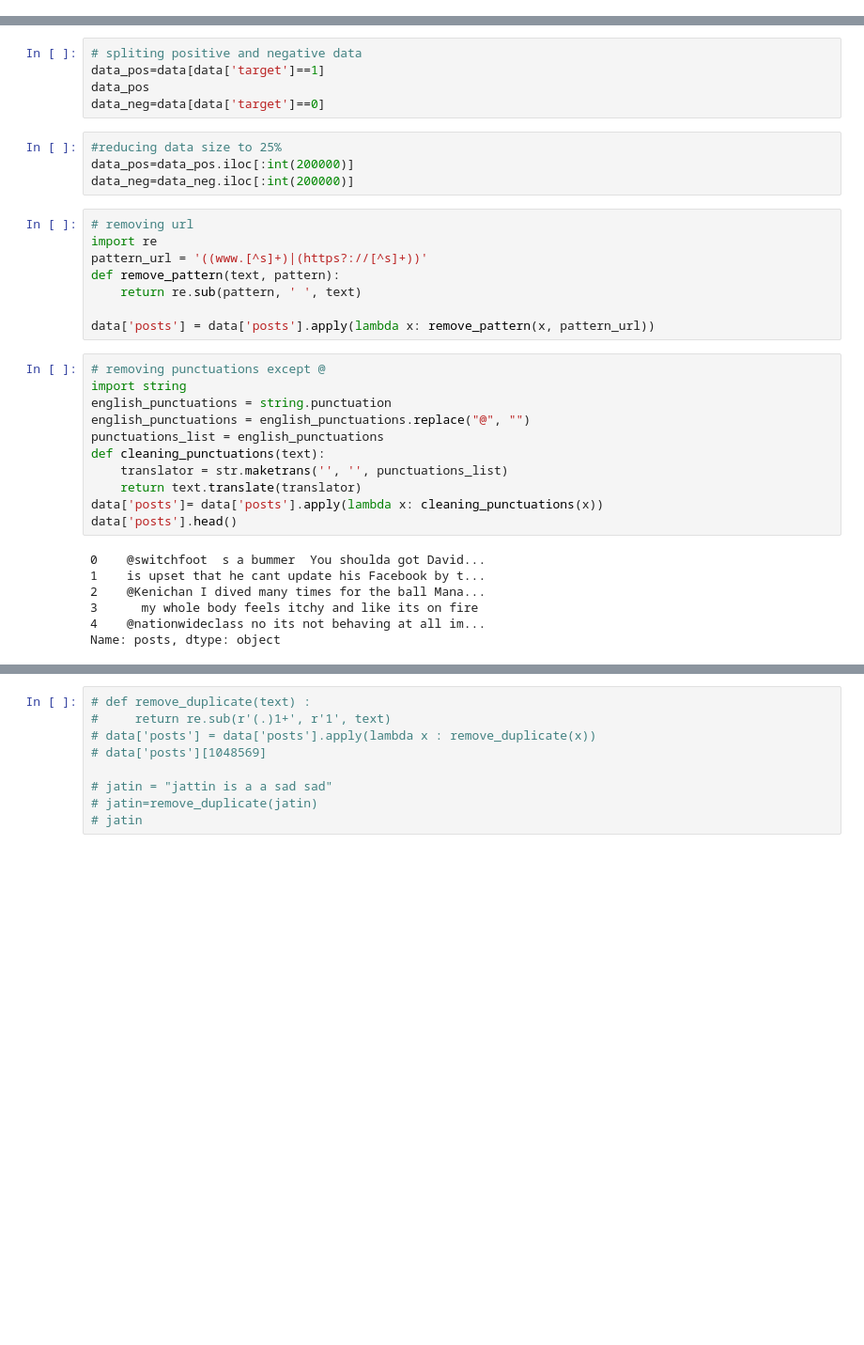
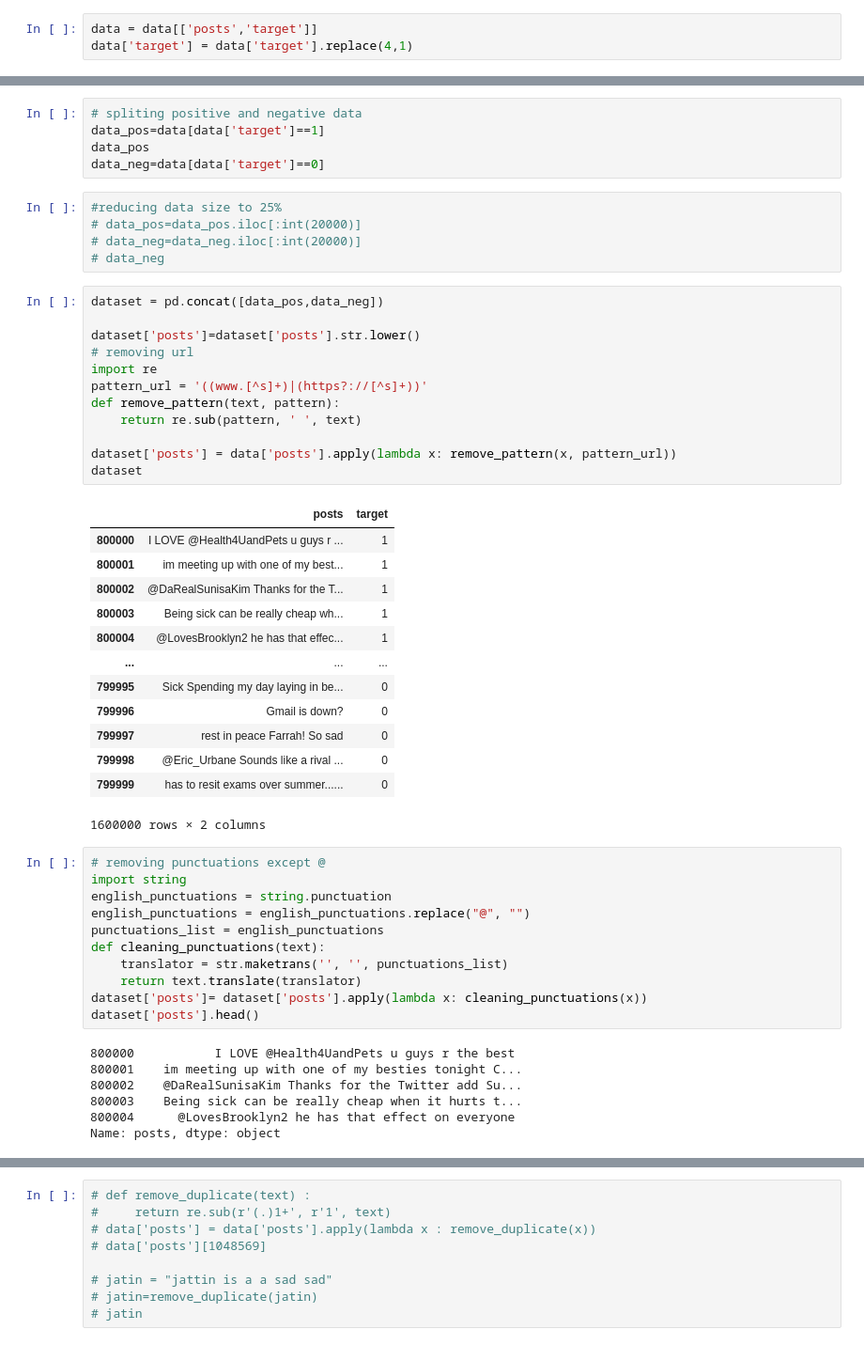
Before and after one commit to Jatin887/SentimentalAnalysis, a Jupyter notebook: main.ipynb, the cells around one changed output, grey strips where cells are left out. Shown: that part at 94% size. Saved outputs shown, nothing was run; the diff lists cells and outputs as text; blank space fills up the shorter version.

```diff
--- a/main.ipynb
+++ b/main.ipynb
@@ -29,3 +41,6 @@ array([0, 1], dtype=int64)
+# %%
+data = data[['posts','target']]
+data['target'] = data['target'].replace(4,1)
 # %%
 # grouping data according to target
 target_grouped =  data.groupby('target')['target'].count
@@ -70,16 +85,35 @@ data_pos
 data_neg=data[data['target']==0]
 # %%
 #reducing data size to 25%
-data_pos=data_pos.iloc[:int(200000)]
-data_neg=data_neg.iloc[:int(200000)]
+# data_pos=data_pos.iloc[:int(20000)]
+# data_neg=data_neg.iloc[:int(20000)]
+# data_neg
 # %%
+dataset = pd.concat([data_pos,data_neg])
+
+dataset['posts']=dataset['posts'].str.lower()
 # removing url
 import re
 pattern_url = '((www.[^s]+)|(https?://[^s]+))'
 def remove_pattern(text, pattern):
     return re.sub(pattern, ' ', text)
 
-data['posts'] = data['posts'].apply(lambda x: remove_pattern(x, pattern_url))
+dataset['posts'] = data['posts'].apply(lambda x: remove_pattern(x, pattern_url))
+dataset
+# %% [output]
+|  | posts | target |
+| 800000 | I LOVE @Health4UandPets u guys r ... | 1 |
+| 800001 | im meeting up with one of my best... | 1 |
+| 800002 | @DaRealSunisaKim Thanks for the T... | 1 |
+| 800003 | Being sick can be really cheap wh... | 1 |
+| 800004 | @LovesBrooklyn2 he has that effec... | 1 |
+| ... | ... | ... |
+| 799995 | Sick Spending my day laying in be... | 0 |
+| 799996 | Gmail is down? | 0 |
+| 799997 | rest in peace Farrah! So sad | 0 |
+| 799998 | @Eric_Urbane Sounds like a rival ... | 0 |
+| 799999 | has to resit exams over summer...... | 0 |
+1600000 rows × 2 columns
 # %%
 # removing punctuations except @
 import string
@@ -89,14 +123,14 @@ punctuations_list = english_punctuations
 def cleaning_punctuations(text):
     translator = str.maketrans('', '', punctuations_list)
     return text.translate(translator)
-data['posts']= data['posts'].apply(lambda x: cleaning_punctuations(x))
-data['posts'].head()
+dataset['posts']= dataset['posts'].apply(lambda x: cleaning_punctuations(x))
+dataset['posts'].head()
 # %% [output]
-0    @switchfoot  s a bummer  You shoulda got David...
-1    is upset that he cant update his Facebook by t...
-2    @Kenichan I dived many times for the ball Mana...
-3      my whole body feels itchy and like its on fire
-4    @nationwideclass no its not behaving at all im...
+800000           I LOVE @Health4UandPets u guys r the best
+800001    im meeting up with one of my besties tonight C...
+800002    @DaRealSunisaKim Thanks for the Twitter add Su...
+800003    Being sick can be really cheap when it hurts t...
+800004      @LovesBrooklyn2 he has that effect on everyone
 Name: posts, dtype: object
 # %%
 # removing username
```
Also changed, not shown: parts of 14 cells of this notebook.
